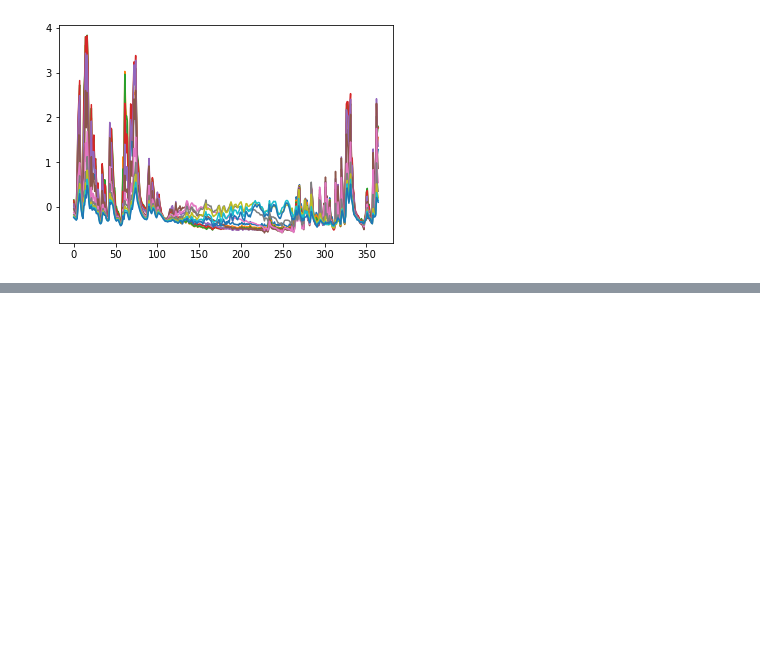
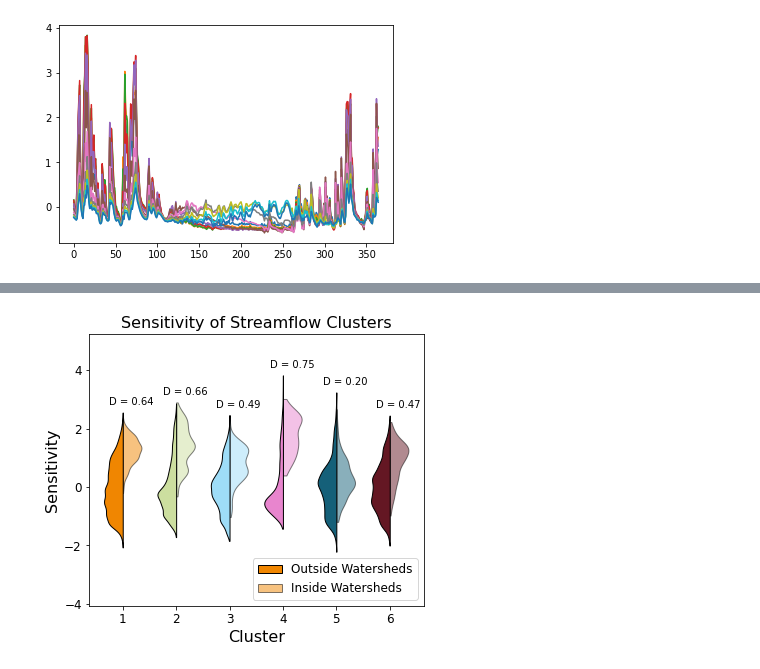
Before and after one commit to andersonsam/cnn_lstm_era, a Jupyter notebook: main_publish.ipynb, the cells around one changed output, grey strips where cells are left out. Drawn from its saved outputs; the diff is of its cells as text; code cells hidden in the pictures; blank space fills up the shorter version.

```diff
--- a/main_publish.ipynb
+++ b/main_publish.ipynb
@@ -3814,0 +4370,55 @@ plt.show()
+# %%
+#help from: https://stackoverflow.com/questions/29776114/half-violin-plot
+
+saveIt = 0
+saveEPS = 0
+
+fs = 16
+
+fig, ax = plt.subplots(nrows = 1, ncols = 1, figsize = (6,5))
+
+parts_in = ax.violinplot(dataset = heat_in_clusters, showextrema = False, widths = 0.7)
+parts_out = ax.violinplot(dataset = heat_out_clusters, showextrema = False, widths = 0.7)
+
+for cluster in range(n_clusters_seasonal):
+
+  part_in = parts_in['bodies'][cluster]
+  part_out = parts_out['bodies'][cluster]
+
+  part_out.set_facecolor(rgbas_array[cluster])
+  part_out.set_edgecolor('k')
+  part_out.set_alpha(1)
+
+  part_in.set_facecolor(rgbas_array[cluster])
+  part_in.set_edgecolor('k')
+  part_in.set_alpha(0.5)
+
+  m = np.mean(part_out.get_paths()[0].vertices[:, 0])
+  part_out.get_paths()[0].vertices[:, 0] = np.clip(part_out.get_paths()[0].vertices[:, 0], -np.inf, m)
+
+  m = np.mean(part_in.get_paths()[0].vertices[:, 0])
+  part_in.get_paths()[0].vertices[:, 0] = np.clip(part_in.get_paths()[0].vertices[:, 0], m, np.inf)
+
+  textx = cluster + 1 - 0.25
+  texty = np.max([part_in.get_paths()[0].vertices[:, 1], part_out.get_paths()[0].vertices[:, 1]]) + 0.25
+  ax.text(x = textx, y = texty, s = 'D = ' + str(ks[cluster])[:4])
+
+ax.set_xlabel('Cluster', fontsize = fs)
+ax.set_ylabel('Sensitivity', fontsize = fs)
+ax.set_title('Sensitivity of Streamflow Clusters', fontsize = fs)
+ax.tick_params(labelsize = fs-4)
+
+ymin = np.min(np.min(np.asarray(heat_out_clusters))) - 2
+ymax = np.max(np.max(np.asarray(heat_out_clusters))) + 2
+
+ax.set_ylim((ymin,ymax))
+ax.legend([parts_out['bodies'][0], parts_in['bodies'][0]], ['Outside Watersheds', 'Inside Watersheds'], fontsize = fs-4, loc = 'lower right')
+
+if saveIt:
+  plt.savefig('heat_in_out_dist_ensemble.png', bbox_inches = 'tight', dpi = 200)
+if saveEPS:
+  plt.savefig('heat_in_out_dist_ensemble.eps', format = 'eps', bbox_inches='tight')
+
+plt.show()
+# %% [output]
+[figure, added]
```
Also changed, not shown: parts of 14 cells of this notebook.
